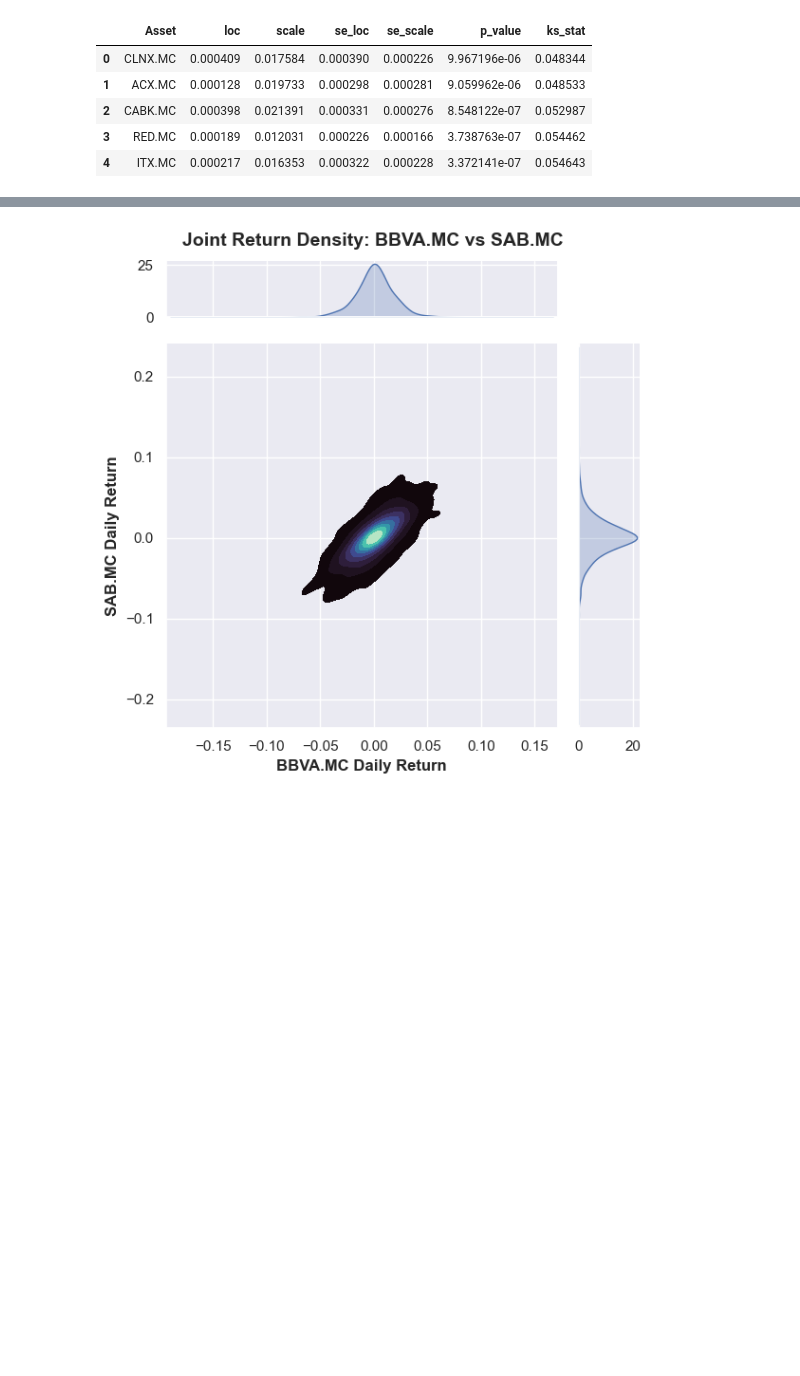
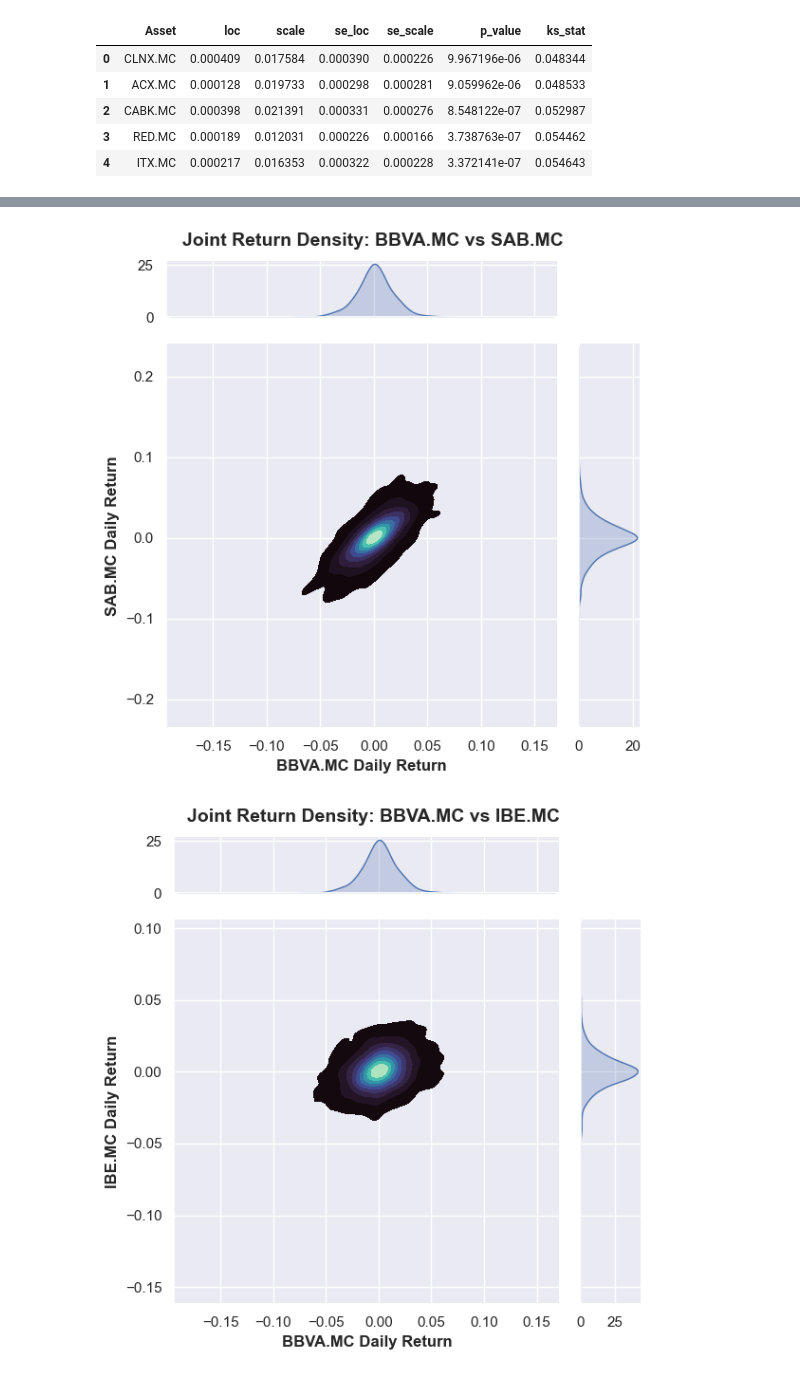
Before and after one commit to JuanCastillo29/Portfolio-Optimization-of-IBEX-35-Assets-Using-Laplace-Fitted-Returns, a Jupyter notebook: Notebooks/Correlations.ipynb, the cells around one changed output, grey strips where cells are left out. Drawn from its saved outputs; the diff is of its cells as text; code cells hidden in the pictures; blank space fills up the shorter version.

```diff
--- a/Notebooks/Correlations.ipynb
+++ b/Notebooks/Correlations.ipynb
@@ -45,29 +78,31 @@ fit_results_normal.head()
 # %%
 def Asset_Corr(asset1, asset2):
     sns.set(style="darkgrid")
 
     col1 = f"Close_{asset1}"
     col2 = f"Close_{asset2}"
 
     if col1 not in returns.columns or col2 not in returns.columns:
         raise ValueError("One or both asset columns not found in returns DataFrame.")
 
     g = sns.jointplot(
         data=returns, x=col1, y=col2,
         kind="kde", fill=True, cmap="mako",
         height=6, ratio=5, marginal_ticks=True
     )
 
     g.ax_joint.set_xlabel(f"{asset1} Daily Return", fontsize=12, fontweight='bold')
     g.ax_joint.set_ylabel(f"{asset2} Daily Return", fontsize=12, fontweight='bold')
 
 
     plt.suptitle(f"Joint Return Density: {asset1} vs {asset2}", fontsize=14, fontweight='bold')
     plt.tight_layout()
     plt.subplots_adjust(top=0.93)
 
     plt.show()
 
 Asset_Corr("BBVA.MC", "SAB.MC")
+Asset_Corr("BBVA.MC", "IBE.MC")
 # %% [output]
 [figure]
+[figure, added]
```
Also changed, not shown: parts of 8 cells of this notebook, 1 other file.
